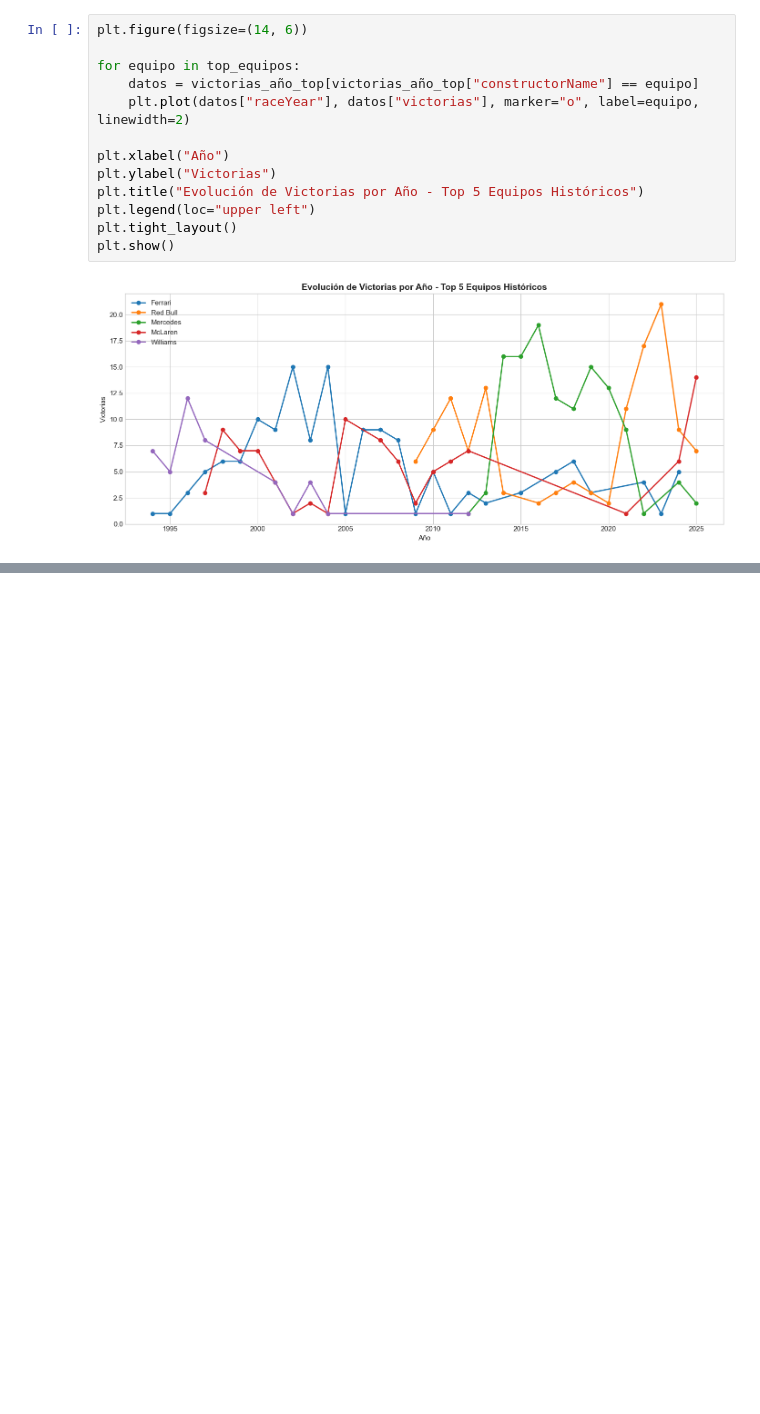
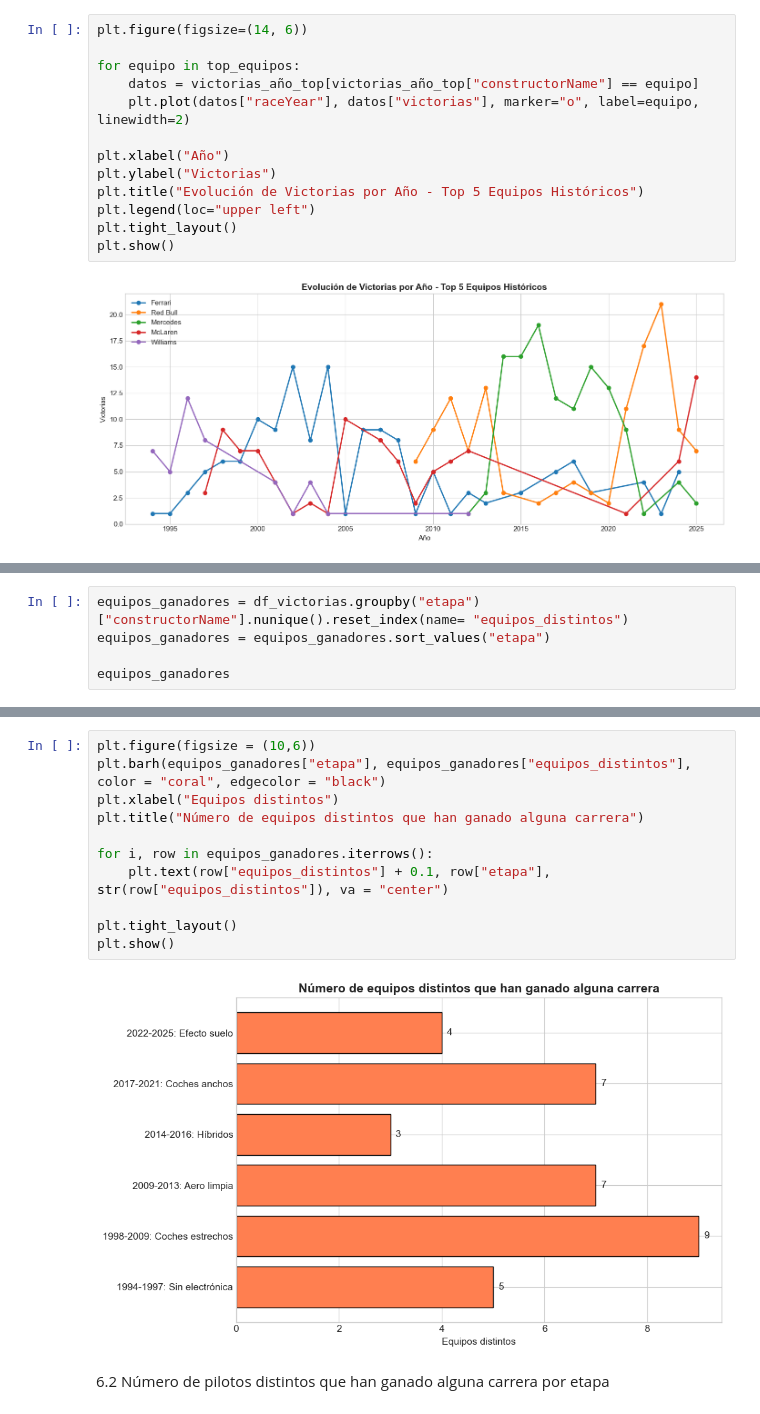
Before and after one commit to alejandrogrima/f1-database-project, a Jupyter notebook: notebooks/04_EDA_F1.ipynb, the cells around one changed output, grey strips where cells are left out. Drawn from its saved outputs; the diff is of its cells as text; blank space fills up the shorter version.

```diff
--- a/notebooks/04_EDA_F1.ipynb
+++ b/notebooks/04_EDA_F1.ipynb
@@ -331,0 +373,5 @@ plt.show()
+# %%
+equipos_ganadores = df_victorias.groupby("etapa")["constructorName"].nunique().reset_index(name= "equipos_distintos")
+equipos_ganadores = equipos_ganadores.sort_values("etapa")
+
+equipos_ganadores
@@ -331,0 +386,15 @@ plt.show()
+# %%
+plt.figure(figsize = (10,6))
+plt.barh(equipos_ganadores["etapa"], equipos_ganadores["equipos_distintos"], color = "coral", edgecolor = "black")
+plt.xlabel("Equipos distintos")
+plt.title("Número de equipos distintos que han ganado alguna carrera")
+
+for i, row in equipos_ganadores.iterrows():
+    plt.text(row["equipos_distintos"] + 0.1, row["etapa"], str(row["equipos_distintos"]), va = "center")
+
+plt.tight_layout()
+plt.show()
+# %% [output]
+[figure, added]
+# %% [markdown]
+6.2 Número de pilotos distintos que han ganado alguna carrera por etapa
```
Also changed, not shown: parts of 23 cells of this notebook.
